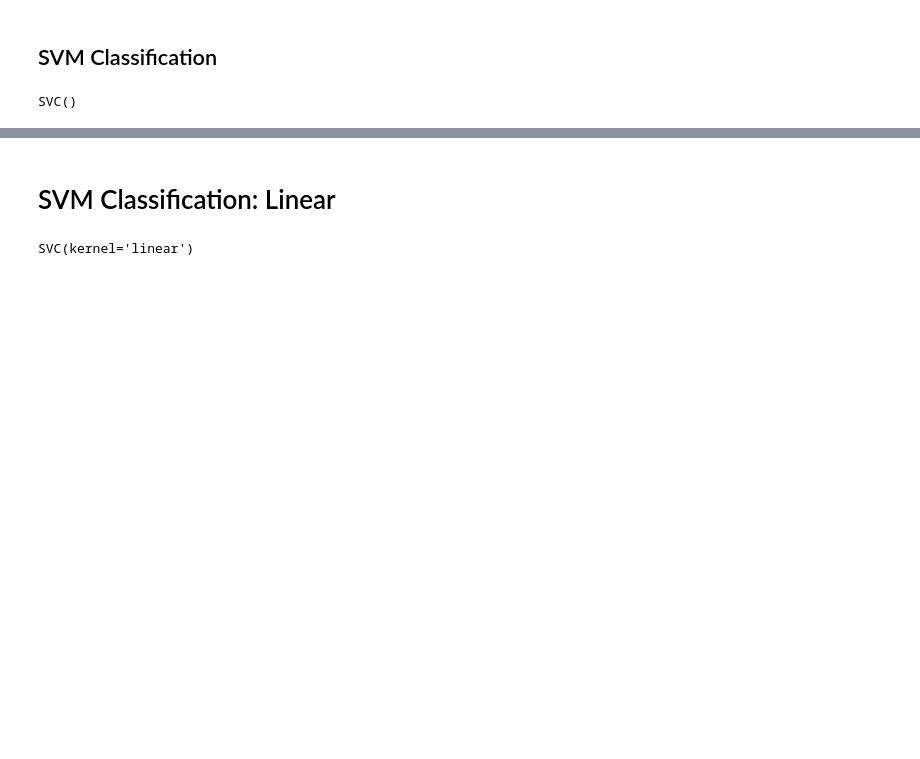
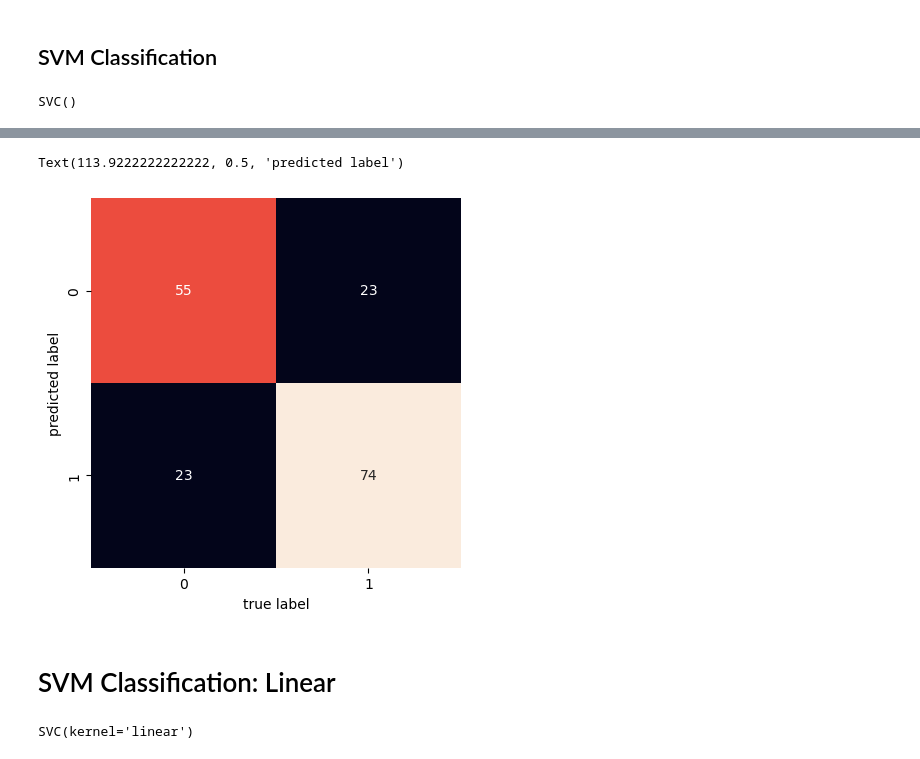
Before and after one commit to JonMike8/ISE490-Final, a Jupyter notebook: ISE_FinalProj_Code.ipynb, the cells around one changed output, grey strips where cells are left out. Drawn from its saved outputs; the diff is of its cells as text; code cells hidden in the pictures; blank space fills up the shorter version.

Commit message:
Added RandomForestClassification and Confusion Matrixes

```diff
--- a/ISE_FinalProj_Code.ipynb
+++ b/ISE_FinalProj_Code.ipynb
@@ -131,3 +188,11 @@ accuracy_score(y_test, y_pred_svc)
+# %%
+mat = confusion_matrix(y_test, y_pred_svc)
+sns.heatmap(mat.T, square=True, annot=True, fmt='d', cbar=False)
+plt.xlabel('true label')
+plt.ylabel('predicted label')
+# %% [output]
+Text(113.9222222222222, 0.5, 'predicted label')
+[figure, added]
 # %% [markdown]
 # SVM Classification: Linear
 # %%
```
Also changed, not shown: parts of 14 cells of this notebook.
